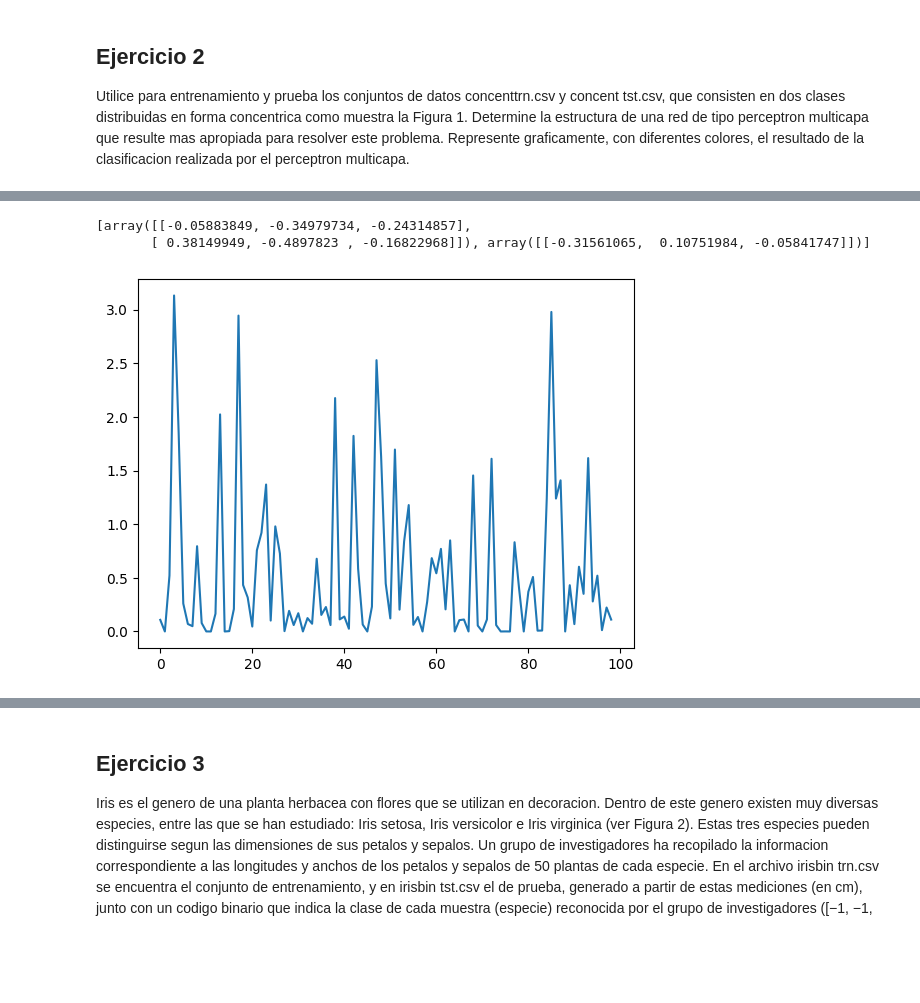
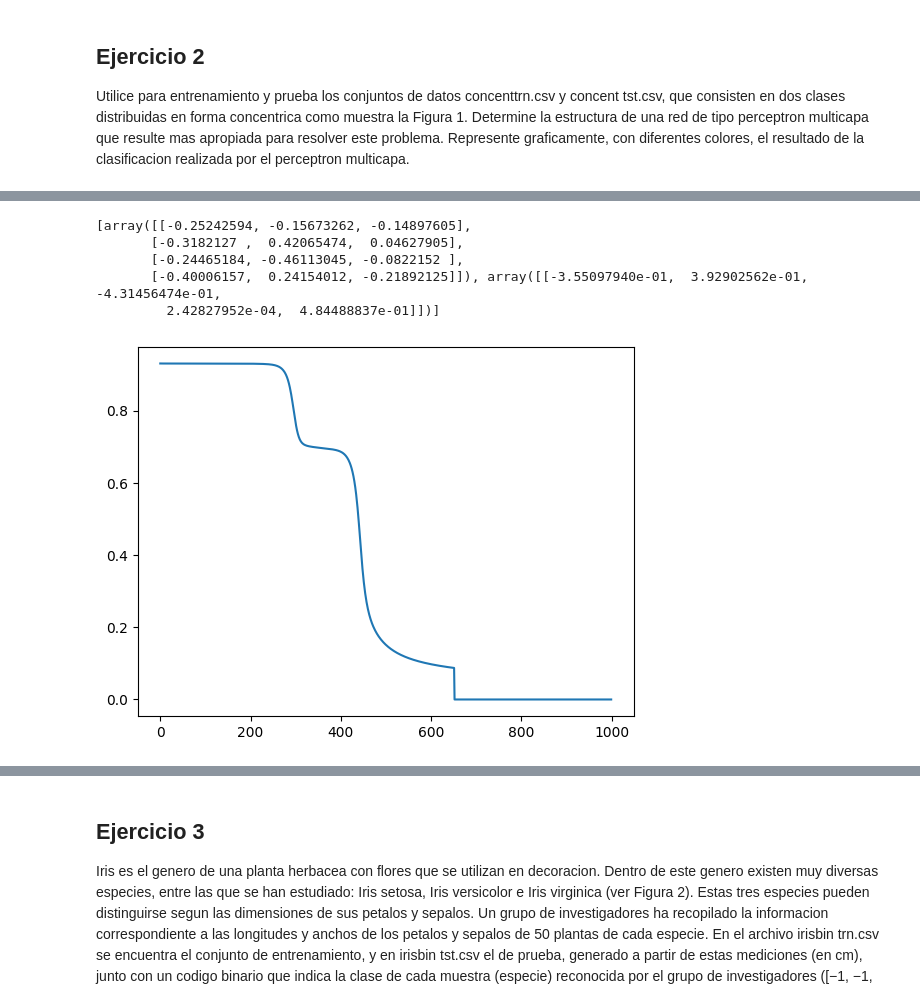
Before and after one commit to aguusandy/ic_2023, a Jupyter notebook: inteligencia_guia2.ipynb, the cells around one changed output, grey strips where cells are left out. Drawn from its saved outputs; the diff is of its cells as text; code cells hidden in the pictures; blank space fills up the shorter version.

```diff
--- a/inteligencia_guia2.ipynb
+++ b/inteligencia_guia2.ipynb
@@ -163,10 +151,8 @@ pesos actualizados [array([[-6.81461542,  7.63799052, -7.46292561],
 # cargamos los datos de prueba
 import numpy as np
 datos_prueba = np.genfromtxt("XOR_tst.csv", delimiter="," , skip_header=1)
-datos_prueba = datos_prueba[0:9]
-datos_pruebas = []
-for i in np.arange(0,len(datos_prueba)):
-  datos_pruebas.append( np.insert(datos_prueba[i],0,-1) )
-#print(datos_ej1)
+#datos_prueba = datos_prueba[0:99]
+datos_prueba_ej1 = np.insert(datos_prueba,0,-1,axis=1)
+#print(datos_prueba_ej1)
 # %%
 # prueba
@@ -207,9 +193,9 @@ problema. Represente graficamente, con diferentes colores, el resultado de la cl
 # cargamos los datos de entrenamiento
 import numpy as np
 datos_entrenamiento2 = np.genfromtxt("concent_trn.csv", delimiter="," , skip_header=1)
-datos_entrenamiento2 = datos_entrenamiento2[0:99]
-datos_ej2 = []
-for i in np.arange(0,len(datos_entrenamiento2)):
- datos_ej2.append( np.insert(datos_entrenamiento2[i],0,-1) )
-#datos = np.insert(datos_entrenamiento,0,-1,axis=1)
-#print(datos_ej2)
+#datos_entrenamiento2 = datos_entrenamiento2[0:99]
+# datos_ej2 = []
+# for i in np.arange(0,len(datos_entrenamiento2)):
+#  datos_ej2.append( np.insert(datos_entrenamiento2[i],0,-1) )
+datos_ej2 = np.insert(datos_entrenamiento2,0,-1,axis=1)
+print(datos_ej2[0:9])
@@ -216,22 +212,26 @@ for i in np.arange(0,len(datos_entrenamiento2)):
 # %%
 # definimos el tamaño de la red y la cantidad de neuronas en cada capa
-red_size_ej2 = [2,1]
+red_size_ej2 = [4,1]
+#print(np.dot([[1,2],[2,3]],[1,2]))
 # %%
 # defino la matriz de pesos
 pesos_ej2 = []
-pesos_ej2.append(np.random.rand(red_size_ej2[0],len(datos_entrenamiento2[0]-1))-0.5)
+pesos_ej2.append(np.random.rand(red_size_ej2[0],len(datos_entrenamiento2[0]))-0.5)
 for i in np.arange(1,len(red_size_ej2)):
   pesos_ej2.append(np.random.rand(red_size_ej2[i],red_size_ej2[i-1]+1)-0.5)
 print(pesos_ej2)
 # %% [output]
-[array([[-0.05883849, -0.34979734, -0.24314857],
-       [ 0.38149949, -0.4897823 , -0.16822968]]), array([[-0.31561065,  0.10751984, -0.05841747]])]
+[array([[-0.25242594, -0.15673262, -0.14897605],
+       [-0.3182127 ,  0.42065474,  0.04627905],
+       [-0.24465184, -0.46113045, -0.0822152 ],
+       [-0.40006157,  0.24154012, -0.21892125]]), array([[-3.55097940e-01,  3.92902562e-01, -4.31456474e-01,
+         2.42827952e-04,  4.84488837e-01]])]
 # %%
 # entreno la red
-errores_v_ej2 = entrenar_red(epocas_max=300,datos=datos_ej2,pesos=pesos_ej2,eta=0.1,red_size=red_size_ej2,a=0.5)
-plt.plot(errores_v_ej2[len(errores_v_ej2)-1])
+errores_v_ej2 = entrenar_red(epocas_max=1000,datos=datos_ej2,pesos=pesos_ej2,eta=0.01,red_size=red_size_ej2,a=0.9)
+plt.plot(errores_v_ej2)
 plt.show()
 # %% [output]
-[figure, old version]
+[figure, new version]
 # %%
 # cargamos los datos de prueba
```
Also changed, not shown: parts of 24 cells of this notebook.
